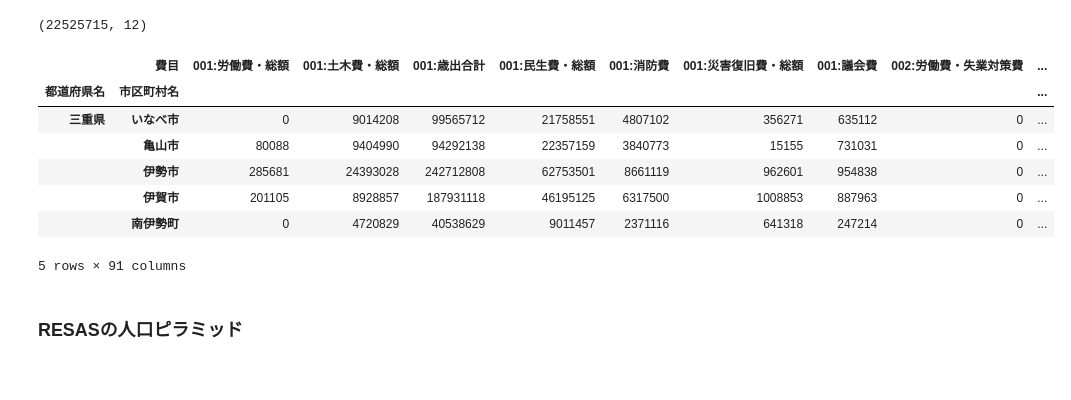
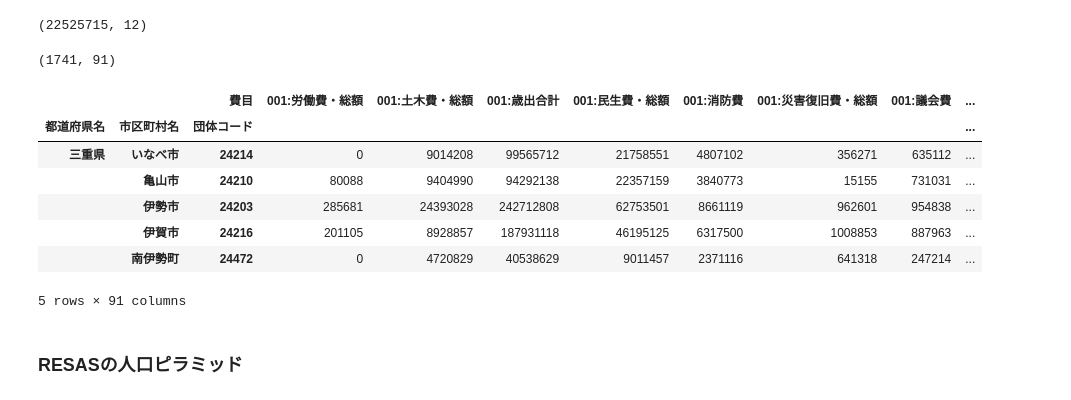
Before and after one commit to yumehara/hackday_2022, a Jupyter notebook: notebooks/education_expenditure_in_Tokyo.ipynb, the cells around one changed output. Drawn from its saved outputs; the diff is of its cells as text; code cells hidden in the pictures.

```diff
--- a/notebooks/education_expenditure_in_Tokyo.ipynb
+++ b/notebooks/education_expenditure_in_Tokyo.ipynb
@@ -28,22 +28,26 @@ print(df_spending.shape)
 # %%
 df_spending_2020 = df_spending[
     (df_spending['決算年度'] == 2020)&
-    (~df_spending['団体名'].str.contains('組合', na=False))&(~df_spending['団体名'].str.contains('連合', na=False))&
-    (~df_spending['団体名'].str.contains('機構', na=False))&(~df_spending['団体名'].str.contains('センター', na=False))&
-    (~df_spending['団体名'].str.contains('企業団', na=False))&(~df_spending['団体名'].str.contains('会計', na=False))
+    ((df_spending['団体名'].str.endswith('市')) | (df_spending['団体名'].str.endswith('区')) |
+     (df_spending['団体名'].str.endswith('町')) | (df_spending['団体名'].str.endswith('村')))
 ].rename(columns={'県名':'都道府県名', '団体名': '市区町村名'})
+# %%
+# 団体コードのチェックデジットを削除
+df_spending_2020['団体コード'] = df_spending_2020['団体コード'].str[:-1].astype(int)
 # %%
-df_spending_pivot = pd.pivot_table(df_spending_2020, index=['都道府県名', '市区町村名'], columns='費目', values='金額', aggfunc='sum')
+df_spending_pivot = pd.pivot_table(df_spending_2020, index=['都道府県名', '市区町村名', '団体コード'], columns='費目', values='金額', aggfunc='sum')
+print(df_spending_pivot.shape)
 df_spending_pivot.head()
 # %% [output]
+(1741, 91)
-|  | 費目 | 001:労働費・総額 | 001:土木費・総額 | 001:歳出合計 | 001:民生費・総額 | 001:消防費 | 001:災害復旧費・総額 | 001:議会費 | 002:労働費・失業対策費 | ... |
-| 都道府県名 | 市区町村名 |  |  |  |  |  |  |  |  | ... |
-| 三重県 | いなべ市 | 0 | 9014208 | 99565712 | 21758551 | 4807102 | 356271 | 635112 | 0 | ... |
-|  | 亀山市 | 80088 | 9404990 | 94292138 | 22357159 | 3840773 | 15155 | 731031 | 0 | ... |
-|  | 伊勢市 | 285681 | 24393028 | 242712808 | 62753501 | 8661119 | 962601 | 954838 | 0 | ... |
-|  | 伊賀市 | 201105 | 8928857 | 187931118 | 46195125 | 6317500 | 1008853 | 887963 | 0 | ... |
-|  | 南伊勢町 | 0 | 4720829 | 40538629 | 9011457 | 2371116 | 641318 | 247214 | 0 | ... |
+|  |  | 費目 | 001:労働費・総額 | 001:土木費・総額 | 001:歳出合計 | 001:民生費・総額 | 001:消防費 | 001:災害復旧費・総額 | 001:議会費 | ... |
+| 都道府県名 | 市区町村名 | 団体コード |  |  |  |  |  |  |  | ... |
+| 三重県 | いなべ市 | 24214 | 0 | 9014208 | 99565712 | 21758551 | 4807102 | 356271 | 635112 | ... |
+|  | 亀山市 | 24210 | 80088 | 9404990 | 94292138 | 22357159 | 3840773 | 15155 | 731031 | ... |
+|  | 伊勢市 | 24203 | 285681 | 24393028 | 242712808 | 62753501 | 8661119 | 962601 | 954838 | ... |
+|  | 伊賀市 | 24216 | 201105 | 8928857 | 187931118 | 46195125 | 6317500 | 1008853 | 887963 | ... |
+|  | 南伊勢町 | 24472 | 0 | 4720829 | 40538629 | 9011457 | 2371116 | 641318 | 247214 | ... |
-5 rows × 91 columns
+5 rows × 91 columns
 # %% [markdown]
 ### RESASの人口ピラミッド
 # %%
```
Also changed, not shown: parts of 10 cells of this notebook.
